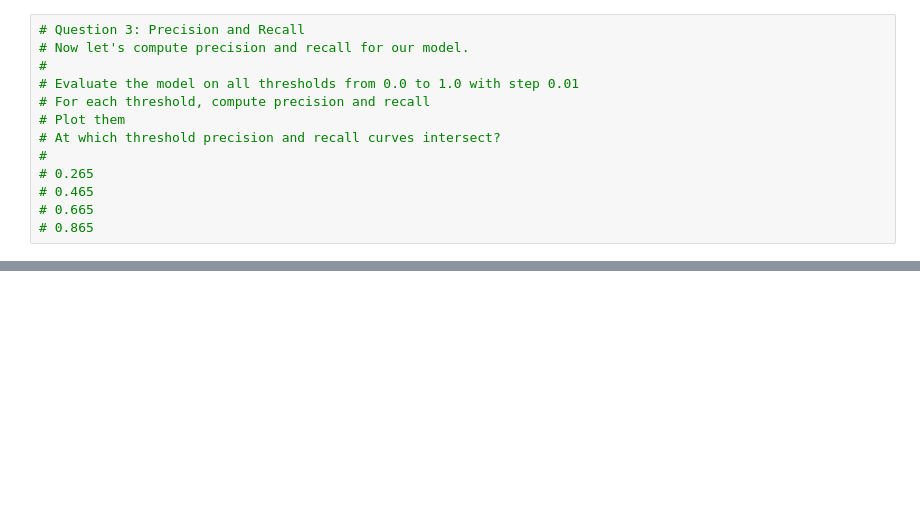
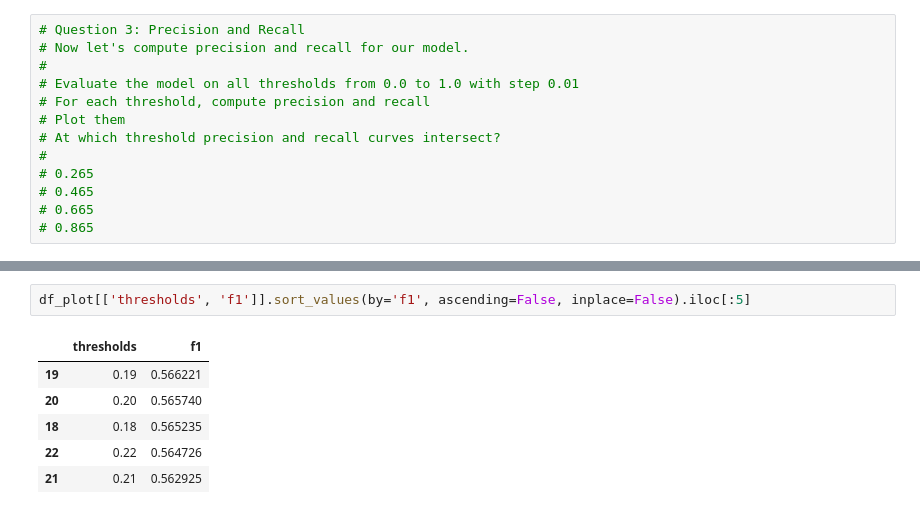
Before and after one commit to 7Starik7/rd-ml-zoomcamp-2024, a Jupyter notebook: notebooks/Homework4.ipynb, the cells around one changed output, grey strips where cells are left out. Drawn from its saved outputs; the diff is of its cells as text; blank space fills up the shorter version.

```diff
--- a/notebooks/Homework4.ipynb
+++ b/notebooks/Homework4.ipynb
@@ -262,0 +239,9 @@ plt.legend()
+# %%
+df_plot[['thresholds', 'f1']].sort_values(by='f1', ascending=False, inplace=False).iloc[:5]
+# %% [output]
+|  | thresholds | f1 |
+| 19 | 0.19 | 0.566221 |
+| 20 | 0.20 | 0.565740 |
+| 18 | 0.18 | 0.565235 |
+| 22 | 0.22 | 0.564726 |
+| 21 | 0.21 | 0.562925 |
```
Also changed, not shown: parts of 29 cells of this notebook.
